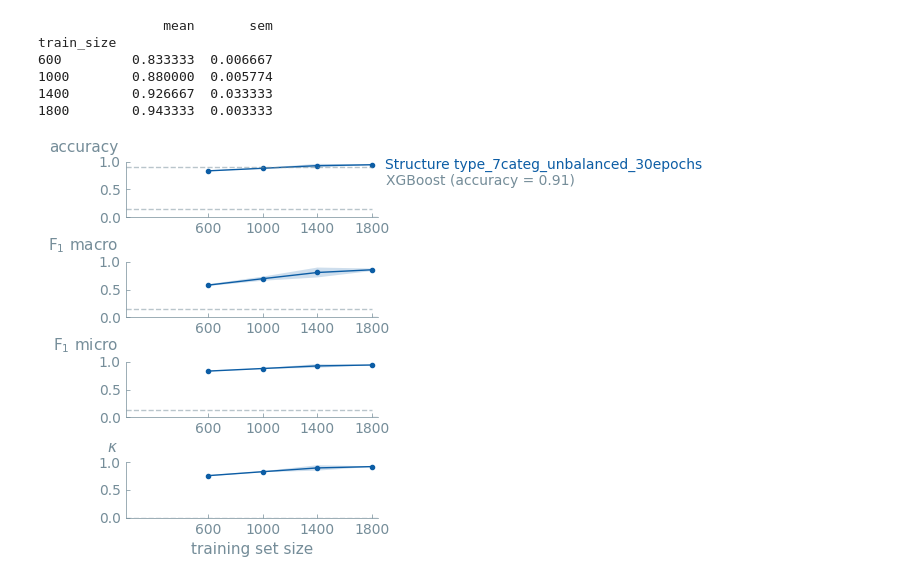
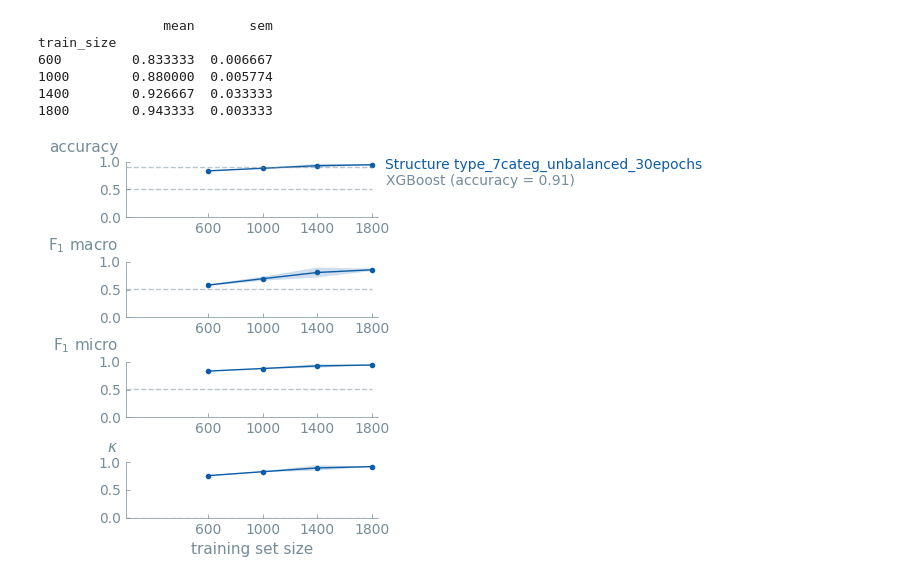
Before and after one commit to JorenBE/GPT-Challenge, a Jupyter notebook: experiments/01_Materials_and_Properties/Structure_nanoparticles/results_struct_type_7cat_unbalanced_30ep_size1800/results_structure_type_7cat_unbalanced_30ep_3e-4_wXGB.ipynb, the cells around one changed output. Saved outputs shown, nothing was run; the diff lists cells and outputs as text; code cells hidden in the pictures.

Commit message:
update scattering case

```diff
--- a/experiments/01_Materials_and_Properties/Structure_nanoparticles/results_struct_type_7cat_unbalanced_30ep_size1800/results_structure_type_7cat_unbalanced_30ep_3e-4.ipynb
+++ b/experiments/01_Materials_and_Properties/Structure_nanoparticles/results_struct_type_7cat_unbalanced_30ep_size1800/results_structure_type_7cat_unbalanced_30ep_3e-4_wXGB.ipynb
@@ -87,10 +87,10 @@ TWO_COL_GOLDEN_RATIO_HEIGHT_INCH = TWO_COL_WIDTH_INCH / golden
 
 import sys
 
-sys.path.append("../plotutils/")
+sys.path.append("/mnt/c/Users/44907688G/Documents/home_vicky/LLMs_models/gptchem-gptj/plotutils/")
 from plotutils import *
 
-plt.style.use("../plotutils/your.mplstyle")
+plt.style.use("/mnt/c/Users/44907688G/Documents/home_vicky/LLMs_models/gptchem-gptj/plotutils/kevin.mplstyle")
 
 import matplotx
 # %%
@@ -247,7 +247,7 @@ train_size
 1400        0.926667  0.033333
 1800        0.943333  0.003333
 # %%
-plt.style.use("../plotutils/your.mplstyle")
+plt.style.use("/mnt/c/Users/44907688G/Documents/home_vicky/LLMs_models/gptchem-gptj/plotutils/kevin.mplstyle")
 # %%
 fig, ax = plt.subplots(4, 1, figsize=(ONE_COL_WIDTH_INCH, TWO_COL_GOLDEN_RATIO_HEIGHT_INCH))
 
@@ -272,7 +272,7 @@ for representation in representations:
 
     ax[0].hlines(0.91, 0, 1800, linestyle='--', color='#758D99', alpha=0.5)
     ax[0].hlines(1, 0, 0, linestyle='--', color='#758D99', alpha=0.5)
-    ax[0].hlines(0.143, 0, 1800, linestyle='--', color='#758D99', alpha=0.5)
+    ax[0].hlines(0.51, 0, 1800, linestyle='--', color='#758D99', alpha=0.5)
     ax[0].hlines(0, 1800, 1840, linestyle='--', color='#758D99', alpha=0.5)
     ylabel_top('accuracy', ax=ax[0])
     ax[0].set_xticks(sizes)
@@ -293,7 +293,7 @@ for representation in representations:
     )
 
     ax[1].hlines(1, 0, 0, linestyle='--', color='#758D99', alpha=0.5)
-    ax[1].hlines(0.143, 0, 1800, linestyle='--', color='#758D99', alpha=0.5)
+    ax[1].hlines(0.51, 0, 1800, linestyle='--', color='#758D99', alpha=0.5)
     ax[1].hlines(0, 1800, 1840, linestyle='--', color='#758D99', alpha=0.5)
     ylabel_top(r'F$_1$ macro', ax=ax[1])
     ax[1].set_xticks(sizes)
@@ -315,37 +315,37 @@ for representation in representations:
     )
 
     ax[2].hlines(1, 0, 0, linestyle='--', color='#758D99', alpha=0.5)
-    ax[2].hlines(0.143, 0, 1800, linestyle='--', color='#758D99', alpha=0.5)
+    ax[2].hlines(0.51, 0, 1800, linestyle='--', color='#758D99', alpha=0.5)
     ax[2].hlines(0, 1800, 1840, linestyle='--', color='#758D99', alpha=0.5)
     ylabel_top(r'F$_1$ micro', ax=ax[2])
     ax[2].set_xticks(sizes)
 
     ax[3].plot(
         grouped_res.loc[sizes, :].index,
         grouped_res.loc[sizes, :]['kappa']['mean'],
         marker='o',
         label=f'{representation}'
     )
     ax[3].fill_between(
         grouped_res.loc[sizes, :].index,
         grouped_res.loc[sizes, :]['kappa']['mean']
         -grouped_res.loc[sizes, :]['kappa']['sem'],
         grouped_res.loc[sizes, :]['kappa']['mean']
         +grouped_res.loc[sizes, :]['kappa']['sem'],
         alpha=0.2
     )
 
     ax[3].hlines(1, 0, 0, linestyle='--', color='#758D99', alpha=0.5)
     ax[3].hlines(0, 0, 1800, linestyle='--', color='#758D99', alpha=0.5)
     ax[3].hlines(0, 1800, 1840, linestyle='--', color='#758D99', alpha=0.5)
     ylabel_top(r'$\kappa$', ax=ax[3])
     ax[3].set_xticks(sizes)
 
 ax[-1].set_xlabel('training set size')
 ax[0].text(1900, 0.58, 'XGBoost (accuracy = 0.91)')
 
 matplotx.line_labels(ax[0])
 plt.subplots_adjust(hspace=0.8, top=1, bottom=0.2)
 fig.savefig('classif_structure_type_7categ_unbalanced_30ep_XGBoost.pdf', bbox_inches='tight')
 # %% [output]
-[figure, old version]
+[figure, new version]
```
Also changed, not shown: 2 other files.
